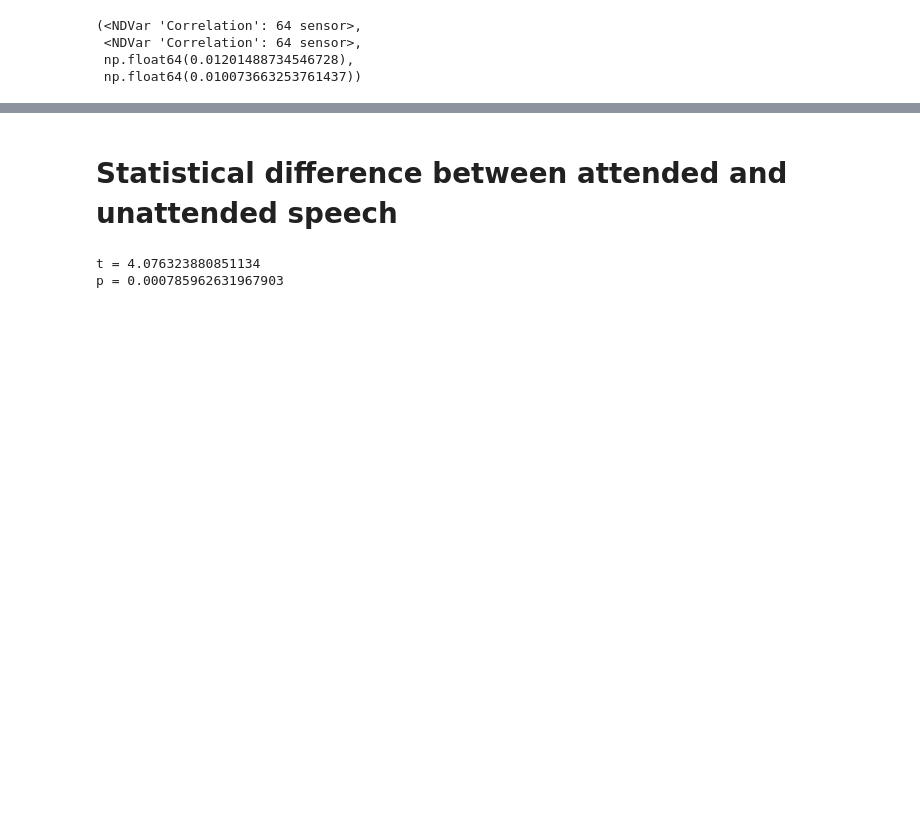
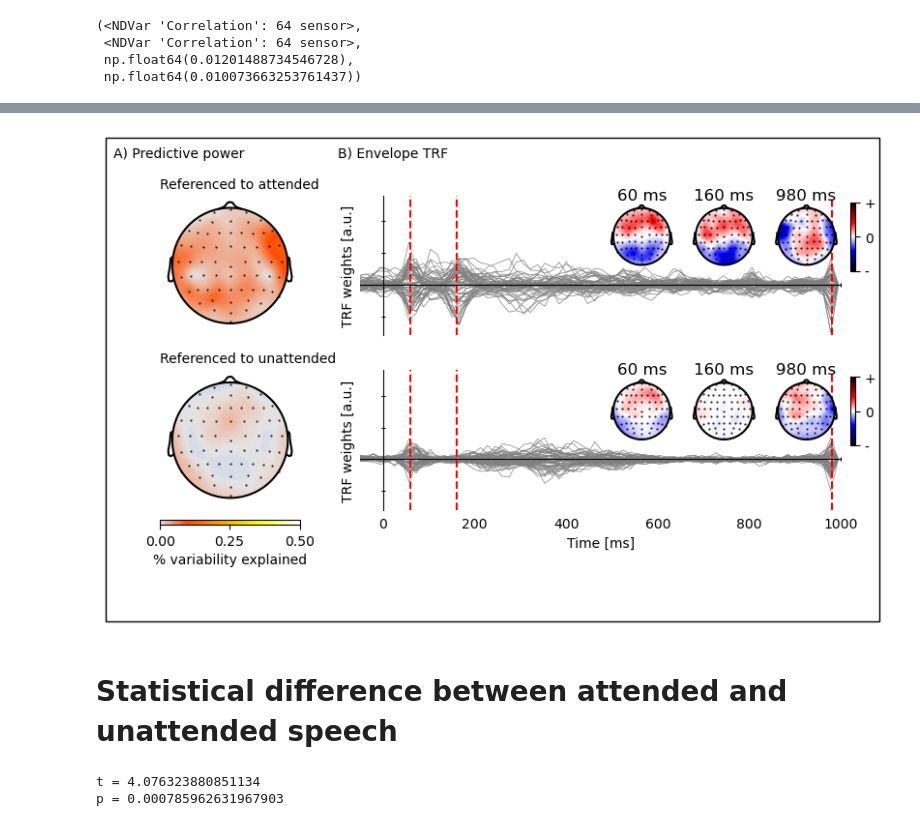
Before and after one commit to sylmester/cocoha, a Jupyter notebook: statistics/statistics2.ipynb, the cells around one changed output, grey strips where cells are left out. Cells and saved outputs as stored; diff of their text form; code cells hidden in the pictures; blank space fills up the shorter version.

```diff
--- a/statistics/statistics2.ipynb
+++ b/statistics/statistics2.ipynb
@@ -100,3 +114,65 @@ p = eelbrain.plot.Topomap(
+# %%
+cases = []
+for subject in SUBJECTS:
+    for attention, name in zip(['attended', 'unattended'], ['attended', 'unattended']):
+        trf = eelbrain.load.unpickle(file_paths.TRF_DIR / subject / f"{subject}_{name}_trf.pickle")
+        prediction_accuracy = trf.proportion_explained * 100  # to %
+        cases.append([subject, trf.h, prediction_accuracy, attention])
+
+column_names = ['subject', 'trf', 'prediction_accuracy','attention']
+data_trfs = eelbrain.Dataset.from_caselist(column_names, cases, random='subject')
+# %%
+# Initialize figure
+figure = plt.figure(figsize=(8, 5))
+gridspec = figure.add_gridspec(7, 9, left=0.01, right=0.95, hspace=1.5)
+topo_args = dict(clip='circle')
+det_args = dict(**topo_args, vmax=0.5, cmap='lux-gray')
+trf_vmax = 0.007
+labels = {
+    'attended': 'attended',
+    'unattended': 'unattended',
+}
+
+# A) Prediction accuracies
+for reference_idx, reference in enumerate(labels):
+    axes = figure.add_subplot(gridspec[reference_idx*3: reference_idx*3+3, 0:3])
+    p = eelbrain.plot.Topomap('prediction_accuracy', data=data_trfs[data_trfs['attention']==reference], axes=axes, **det_args)
+    label = labels[reference]
+    axes.set_title(f"Referenced to {label}", loc='left', size=10)
+p.plot_colorbar(below=axes, label="% variability explained", clipmin=0, ticks=5, h=2)
+
+# B) data_TRFs
+times = [0.06, 0.16, 0.98]
+time_labels = ['%d ms' % (time*1000) for time in times]
+for reference_idx, reference in enumerate(labels):
+    axes = figure.add_subplot(gridspec[reference_idx*3: reference_idx*3+3, 3:9])
+    reference_index = data_trfs['attention'] == reference
+    trf = data_trfs[reference_index, 'trf']
+
+    # Plot butterfly TRF
+    kwargs = dict(vmin=-0.004, vmax=0.007, linewidth=0.5, color='#808080', ylabel='TRF weights [a.u.]', frame='t', yticklabels='none', xlim=(-0.050, 1.000), clip=True)
+    if reference_idx != 1:
+        kwargs.update(dict(xticklabels='none', xlabel=''))
+    plot = eelbrain.plot.Butterfly(trf, axes=axes, **kwargs)
+    for time in times:
+        plot.add_vline(time, color='r', linestyle='--')
+
+    # Plot topomaps
+    axes = [
+        figure.add_subplot(gridspec[reference_idx*3: reference_idx*3+2, 6]),
+        figure.add_subplot(gridspec[reference_idx*3: reference_idx*3+2, 7]),
+        figure.add_subplot(gridspec[reference_idx*3: reference_idx*3+2, 8]),
+    ]
+    plot_topo = eelbrain.plot.Topomap([trf.sub(time=time) for time in times], axes=axes, axtitle=time_labels, columns=len(times), vmax=trf_vmax, **topo_args)
+    plot_topo.plot_colorbar(right_of=axes[-1], label='', label_rotation=90, ticks={trf_vmax:'+', -trf_vmax:'-', 0:'0'})
+
+figure.text(0.01, 0.96, 'A) Predictive power', size=10)
+figure.text(0.30, 0.96, 'B) Envelope TRF', size=10)
+
+figure.savefig(file_paths.FIGURES_DIR / 'topo-butterflies.pdf')
+eelbrain.plot.figure_outline()
+# %% [output]
+[figure, added]
 # %% [markdown]
 # Statistical difference between attended and unattended speech
 # %%
```
Also changed, not shown: parts of 3 cells of this notebook.
